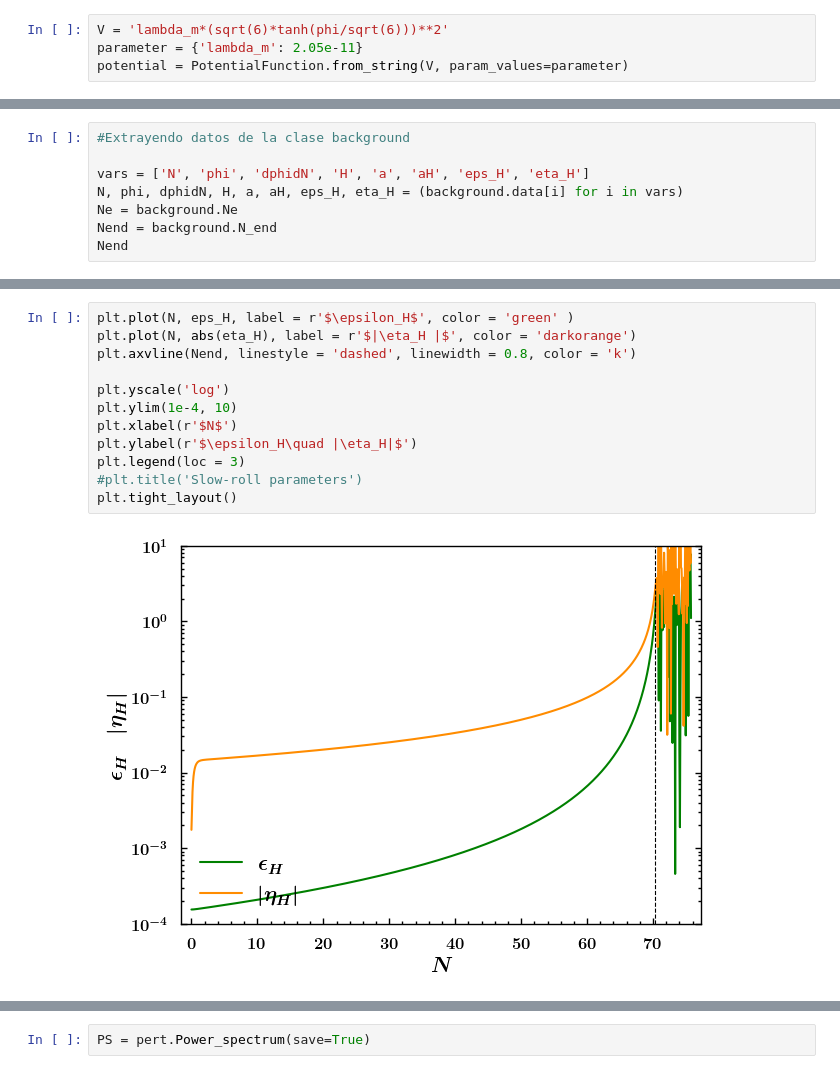
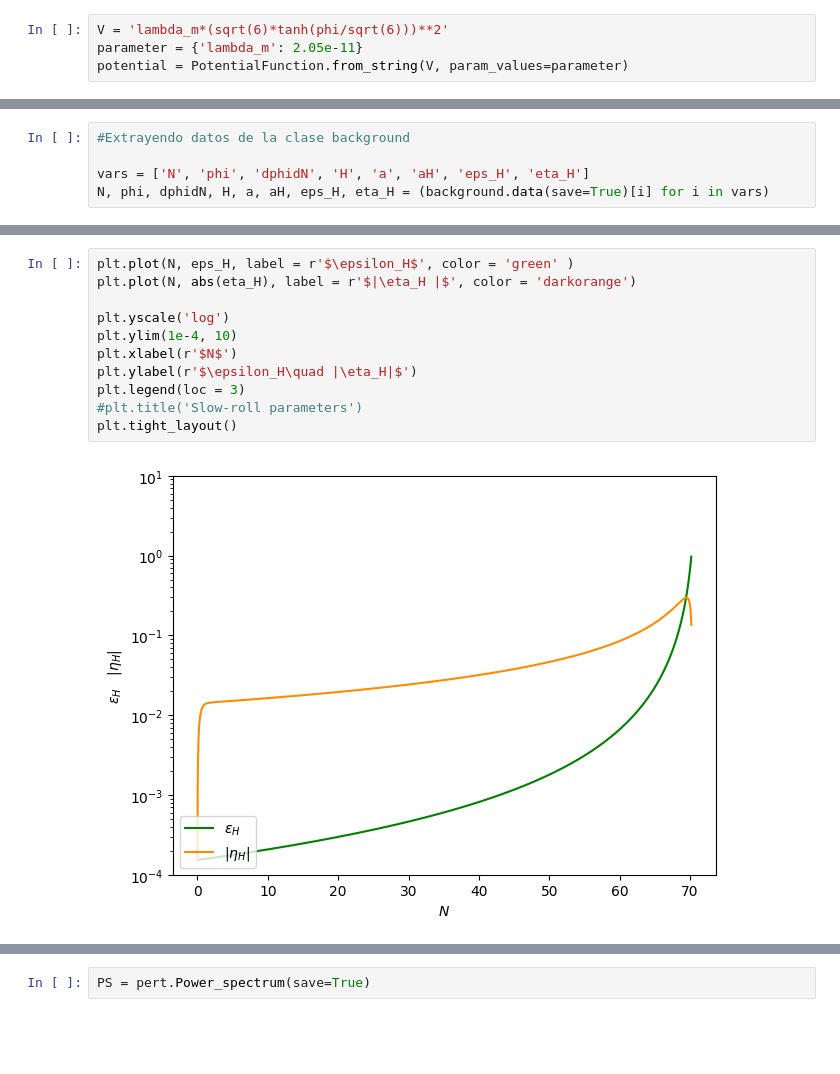
Before and after one commit to fpineda94/primordialpy, a Jupyter notebook: examples/T-model/T-model.ipynb, the cells around one changed output, grey strips where cells are left out. Drawn from its saved outputs; the diff is of its cells as text; blank space fills up the shorter version.

```diff
--- a/examples/T-model/T-model.ipynb
+++ b/examples/T-model/T-model.ipynb
@@ -15,7 +14,4 @@ background = Background(potential, phi0= 6.4)
 #Extrayendo datos de la clase background
 
 vars = ['N', 'phi', 'dphidN', 'H', 'a', 'aH', 'eps_H', 'eta_H']
-N, phi, dphidN, H, a, aH, eps_H, eta_H = (background.data[i] for i in vars)
-Ne = background.Ne
-Nend = background.N_end
-Nend
+N, phi, dphidN, H, a, aH, eps_H, eta_H = (background.data(save=True)[i] for i in vars)
@@ -29,14 +18,13 @@ Figure saved as: figures/potential.png
 # %%
 plt.plot(N, eps_H, label = r'$\epsilon_H$', color = 'green' )
 plt.plot(N, abs(eta_H), label = r'$|\eta_H |$', color = 'darkorange')
-plt.axvline(Nend, linestyle = 'dashed', linewidth = 0.8, color = 'k')
 
 plt.yscale('log')
 plt.ylim(1e-4, 10)
 plt.xlabel(r'$N$')
 plt.ylabel(r'$\epsilon_H\quad |\eta_H|$')
 plt.legend(loc = 3)
 #plt.title('Slow-roll parameters')
 plt.tight_layout()
 # %% [output]
-[figure, old version]
+[figure, new version]
```
Also changed, not shown: parts of 12 cells of this notebook, 47 other files.
